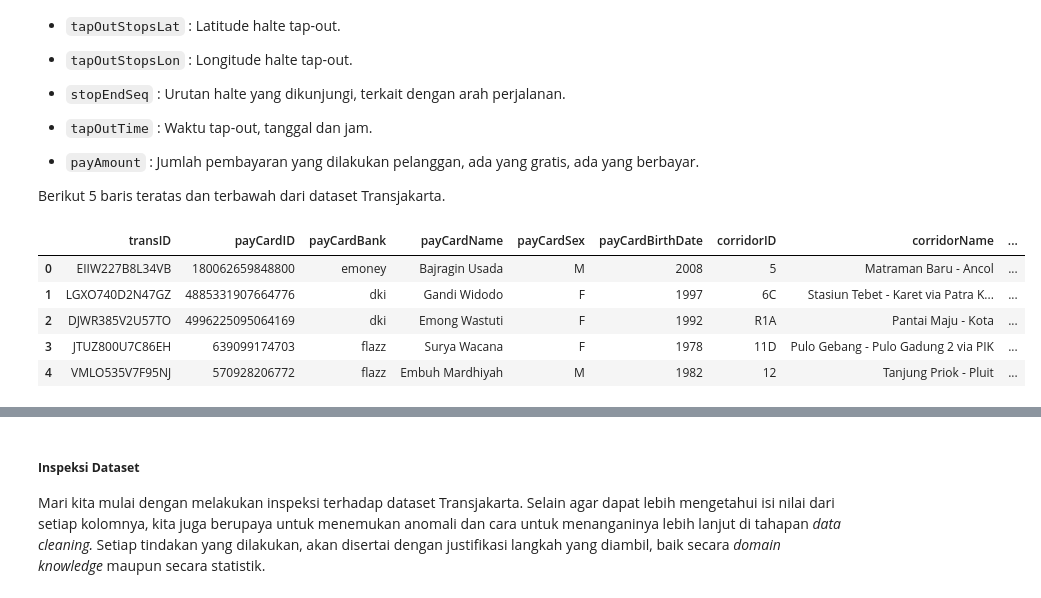
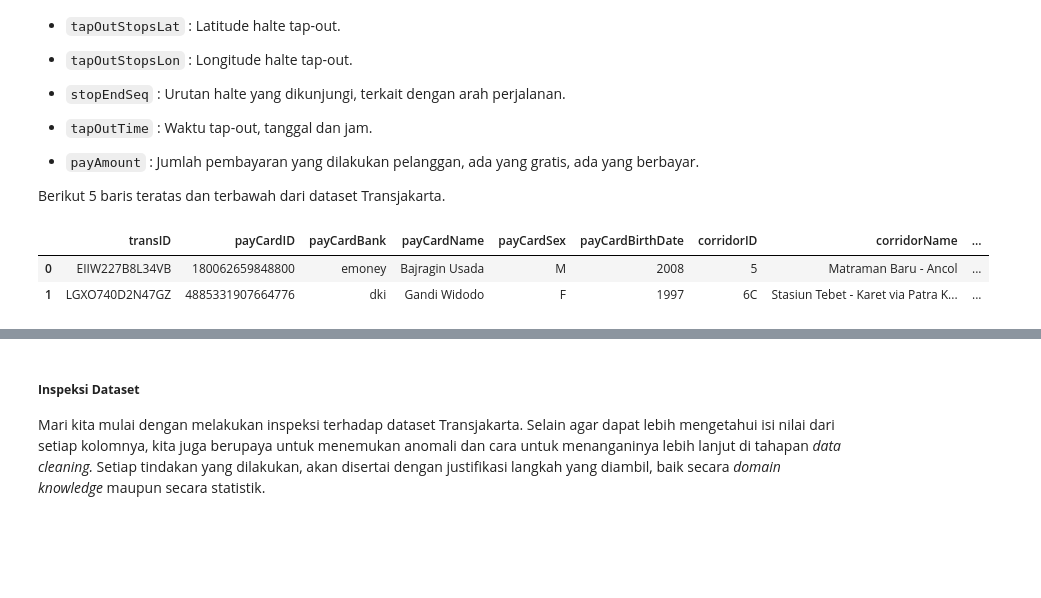
Before and after one commit to bonifasiusx/capstone-data-analysis, a Jupyter notebook: data_understanding_and_data_wrangling.ipynb, the cells around one changed output, grey strips where cells are left out. Cells and saved outputs as stored; diff of their text form; code cells hidden in the pictures; blank space fills up the shorter version.

```diff
--- a/data_understanding_and_data_wrangling.ipynb
+++ b/data_understanding_and_data_wrangling.ipynb
@@ -98,12 +117,9 @@ Ada 22 kolom di dalam dataset Transjakarta, yaitu:
 
 Berikut 5 baris teratas dan terbawah dari dataset Transjakarta.
 # %%
-display(tj_raw.head(), tj_raw.tail())
+display(tj_raw.head(2), tj_raw.tail(2))
 # %% [output]
 |  | transID | payCardID | payCardBank | payCardName | payCardSex | payCardBirthDate | corridorID | corridorName | ... |
 | 0 | EIIW227B8L34VB | 180062659848800 | emoney | Bajragin Usada | M | 2008 | 5 | Matraman Baru - Ancol | ... |
 | 1 | LGXO740D2N47GZ | 4885331907664776 | dki | Gandi Widodo | F | 1997 | 6C | Stasiun Tebet - Karet via Patra K... | ... |
-| 2 | DJWR385V2U57TO | 4996225095064169 | dki | Emong Wastuti | F | 1992 | R1A | Pantai Maju - Kota | ... |
-| 3 | JTUZ800U7C86EH | 639099174703 | flazz | Surya Wacana | F | 1978 | 11D | Pulo Gebang - Pulo Gadung 2 via PIK | ... |
-| 4 | VMLO535V7F95NJ | 570928206772 | flazz | Embuh Mardhiyah | M | 1982 | 12 | Tanjung Priok - Pluit | ... |
 |  | transID | payCardID | payCardBank | payCardName | payCardSex | payCardBirthDate | corridorID | corridorName | ... |
```
Also changed, not shown: parts of 104 cells of this notebook.
